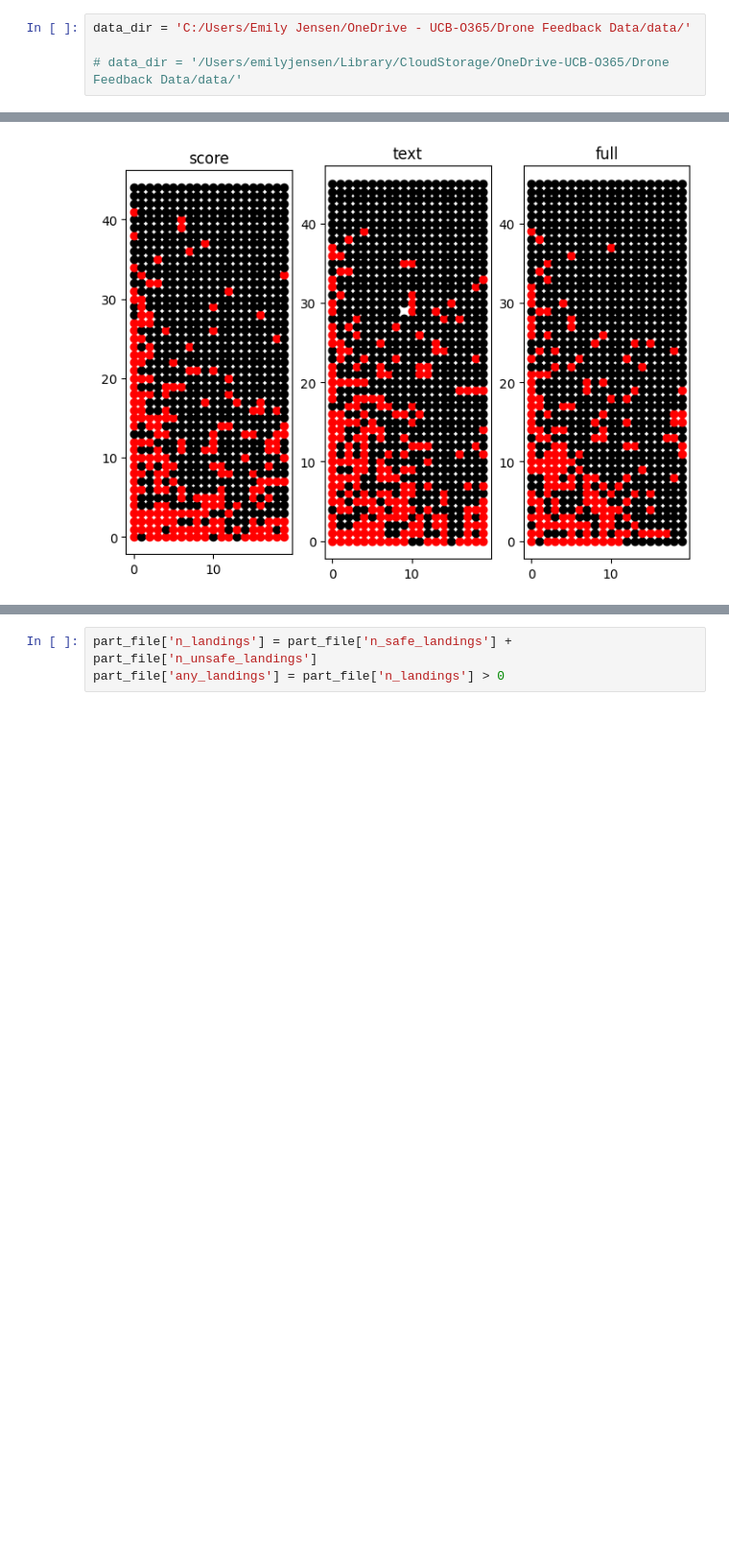
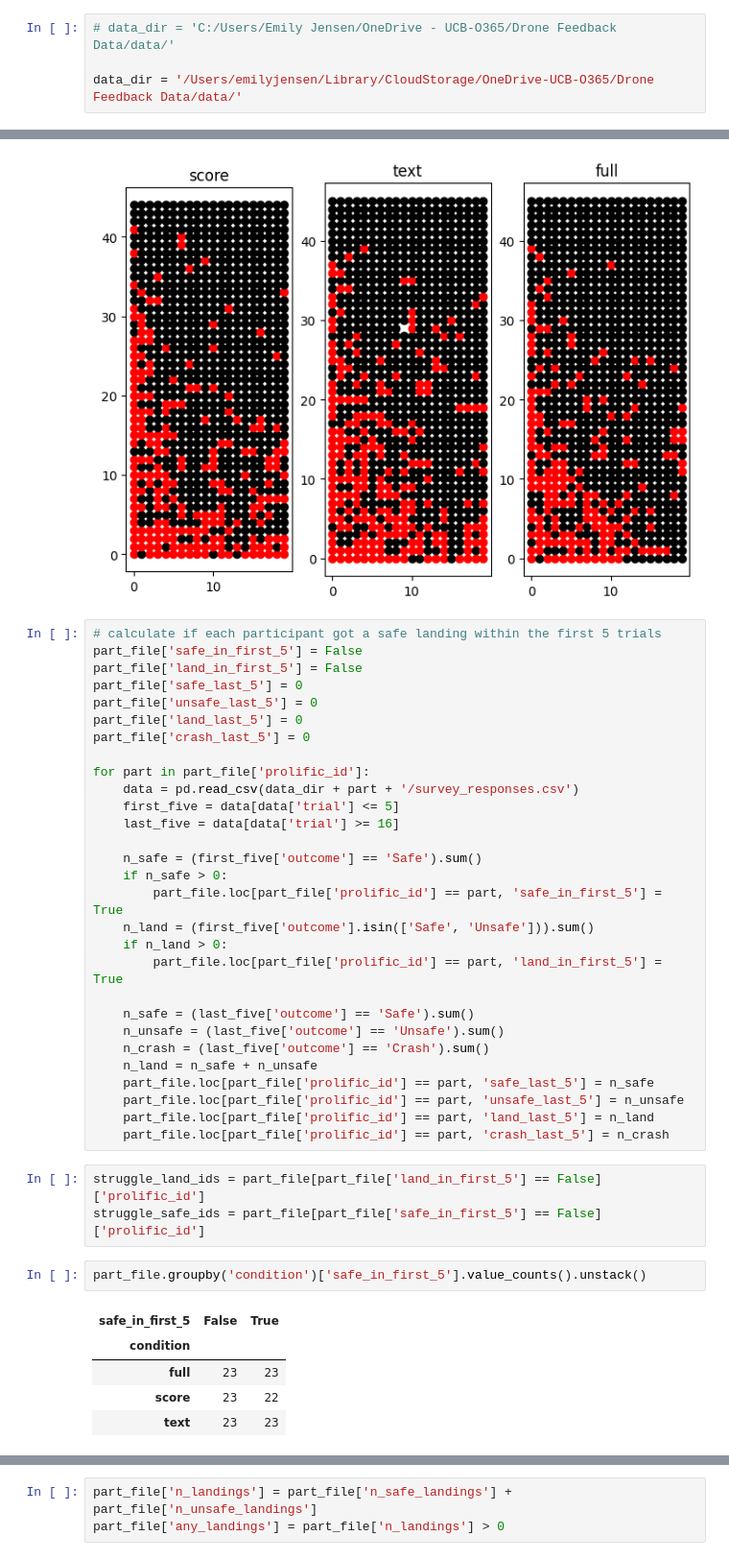
Before and after one commit to cairo-robotics/llm-multimodal-drone-feedback, a Jupyter notebook: analysis/analysis_brainstorm.ipynb, the cells around one changed output, grey strips where cells are left out. Shown: that part at 96% size. Cells and saved outputs as stored; diff of their text form; blank space fills up the shorter version.

Commit message:
start looking at participants who struggled

```diff
--- a/analysis/analysis_brainstorm.ipynb
+++ b/analysis/analysis_brainstorm.ipynb
@@ -13,9 +13,9 @@ import scikit_posthocs as sp
 
 import utils # offload data processing into .py file
 # %%
-data_dir = 'C:/Users/Emily Jensen/OneDrive - UCB-O365/Drone Feedback Data/data/'
+# data_dir = 'C:/Users/Emily Jensen/OneDrive - UCB-O365/Drone Feedback Data/data/'
 
-# data_dir = '/Users/emilyjensen/Library/CloudStorage/OneDrive-UCB-O365/Drone Feedback Data/data/'
+data_dir = '/Users/emilyjensen/Library/CloudStorage/OneDrive-UCB-O365/Drone Feedback Data/data/'
 # %% [markdown]
 Open all of the relevant data files/directories
 
@@ -941,3 +941,43 @@ plt.show()
 # %% [output]
 skipping participant 6522a86994a5ce0d7bb9feba trial 9
 [figure]
+# %%
+# calculate if each participant got a safe landing within the first 5 trials
+part_file['safe_in_first_5'] = False
+part_file['land_in_first_5'] = False
+part_file['safe_last_5'] = 0
+part_file['unsafe_last_5'] = 0
+part_file['land_last_5'] = 0
+part_file['crash_last_5'] = 0
+
+for part in part_file['prolific_id']:
+    data = pd.read_csv(data_dir + part + '/survey_responses.csv')
+    first_five = data[data['trial'] <= 5]
+    last_five = data[data['trial'] >= 16]
+
+    n_safe = (first_five['outcome'] == 'Safe').sum()
+    if n_safe > 0:
+        part_file.loc[part_file['prolific_id'] == part, 'safe_in_first_5'] = True
+    n_land = (first_five['outcome'].isin(['Safe', 'Unsafe'])).sum()
+    if n_land > 0:
+        part_file.loc[part_file['prolific_id'] == part, 'land_in_first_5'] = True
+
+    n_safe = (last_five['outcome'] == 'Safe').sum()
+    n_unsafe = (last_five['outcome'] == 'Unsafe').sum()
+    n_crash = (last_five['outcome'] == 'Crash').sum()
+    n_land = n_safe + n_unsafe
+    part_file.loc[part_file['prolific_id'] == part, 'safe_last_5'] = n_safe
+    part_file.loc[part_file['prolific_id'] == part, 'unsafe_last_5'] = n_unsafe
+    part_file.loc[part_file['prolific_id'] == part, 'land_last_5'] = n_land
+    part_file.loc[part_file['prolific_id'] == part, 'crash_last_5'] = n_crash
+# %%
+struggle_land_ids = part_file[part_file['land_in_first_5'] == False]['prolific_id']
+struggle_safe_ids = part_file[part_file['safe_in_first_5'] == False]['prolific_id']
+# %%
+part_file.groupby('condition')['safe_in_first_5'].value_counts().unstack()
+# %% [output]
+| safe_in_first_5 | False | True |
+| condition |  |  |
+| full | 23 | 23 |
+| score | 23 | 22 |
+| text | 23 | 23 |
```
Also changed, not shown: parts of 6 cells of this notebook.
